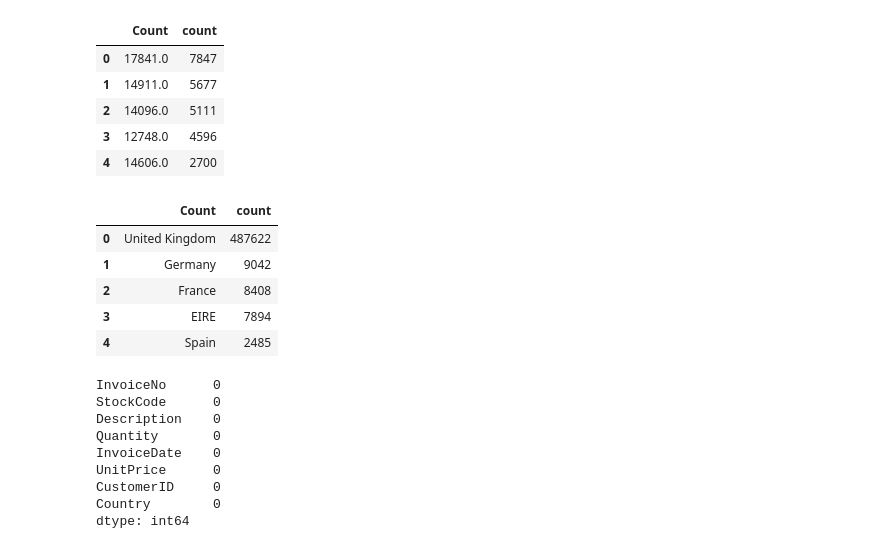
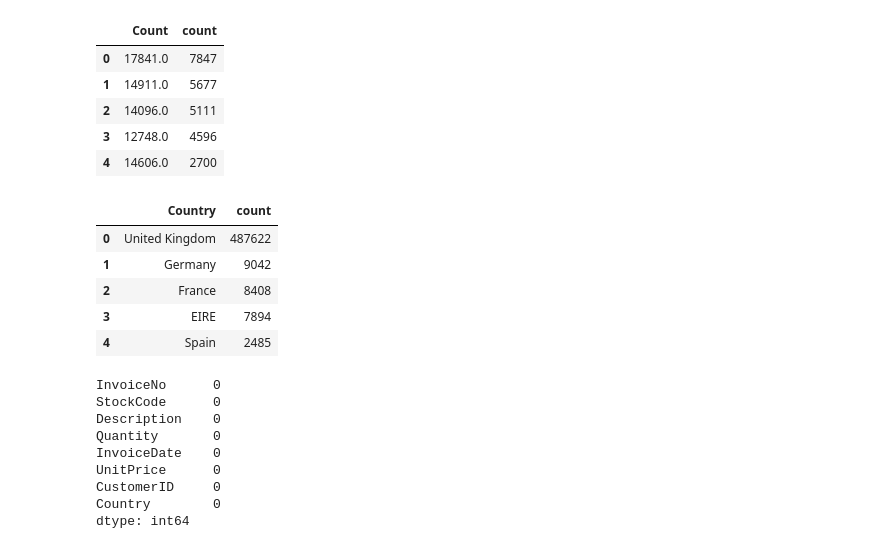
Before and after one commit to YoussefBenhassine/ML-project, a Jupyter notebook: main.ipynb, the cells around one changed output. Drawn from its saved outputs; the diff is of its cells as text; code cells hidden in the pictures.

```diff
--- a/main.ipynb
+++ b/main.ipynb
@@ -1,7 +1,7 @@
 # %%
 import pandas as pd
 
-df = pd.read_csv('OnlineRetail.csv', encoding='ISO-8859-1')
+df = pd.read_csv('Online_Retail.csv', encoding='ISO-8859-1')
 df.head()
 # %% [output]
 |  | InvoiceNo | StockCode | Description | Quantity | InvoiceDate | UnitPrice | CustomerID | Country |
@@ -82,0 +79,3 @@ Nombre de valeur unique dans: Country is 38
+# %%
+df.dropna(subset=['CustomerID'], inplace=True)
+df.isnull().sum()
@@ -129,11 +138,11 @@ top_customers
 | 3 | 12748.0 | 4596 |
 | 4 | 14606.0 | 2700 |
 # %%
-countries = temp_df['Country'].value_counts().reset_index().rename(columns = {'index': 'Country', 'Country': 'Count'})
+countries = temp_df['Country'].value_counts().reset_index().rename(columns = {'index': 'Country', 'Country': 'Country'})
 
 countries.head()
 # %% [output]
-|  | Count | count |
+|  | Country | count |
 | 0 | United Kingdom | 487622 |
 | 1 | Germany | 9042 |
 | 2 | France | 8408 |
```
Also changed, not shown: parts of 31 cells of this notebook.
